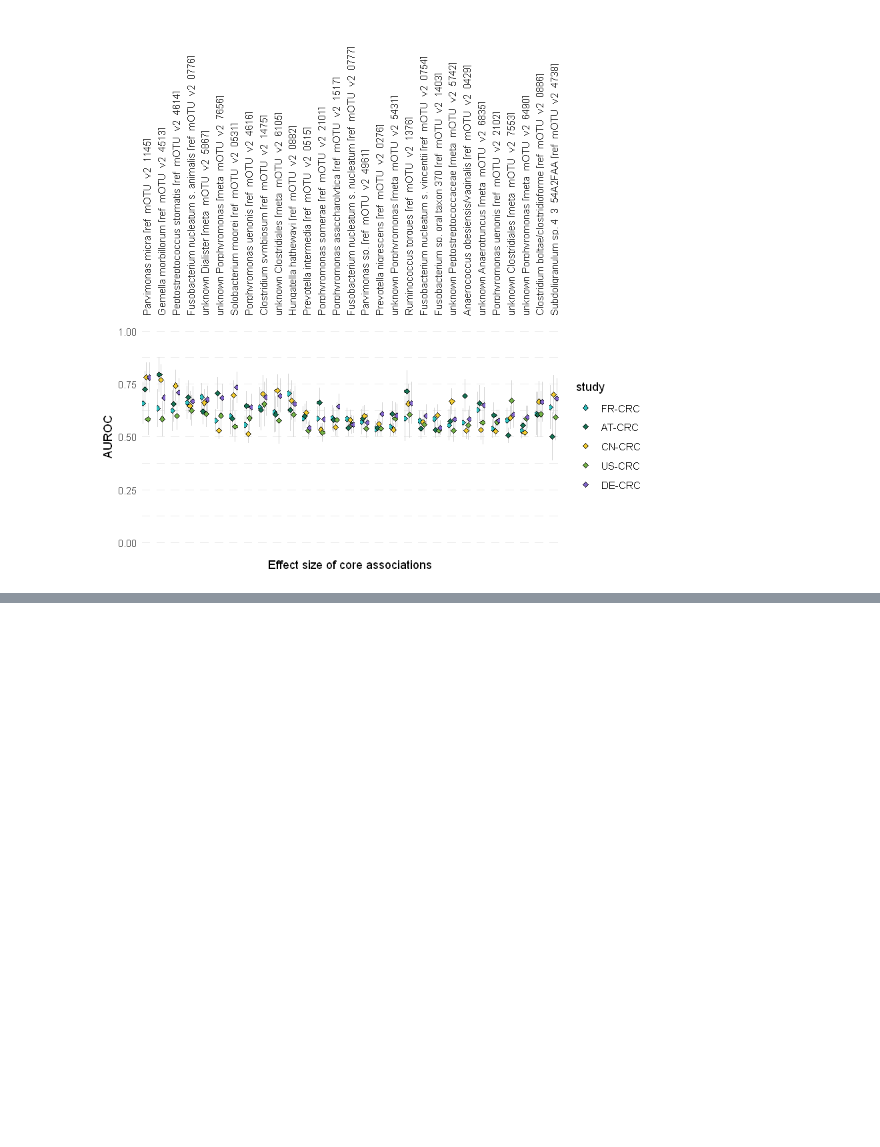
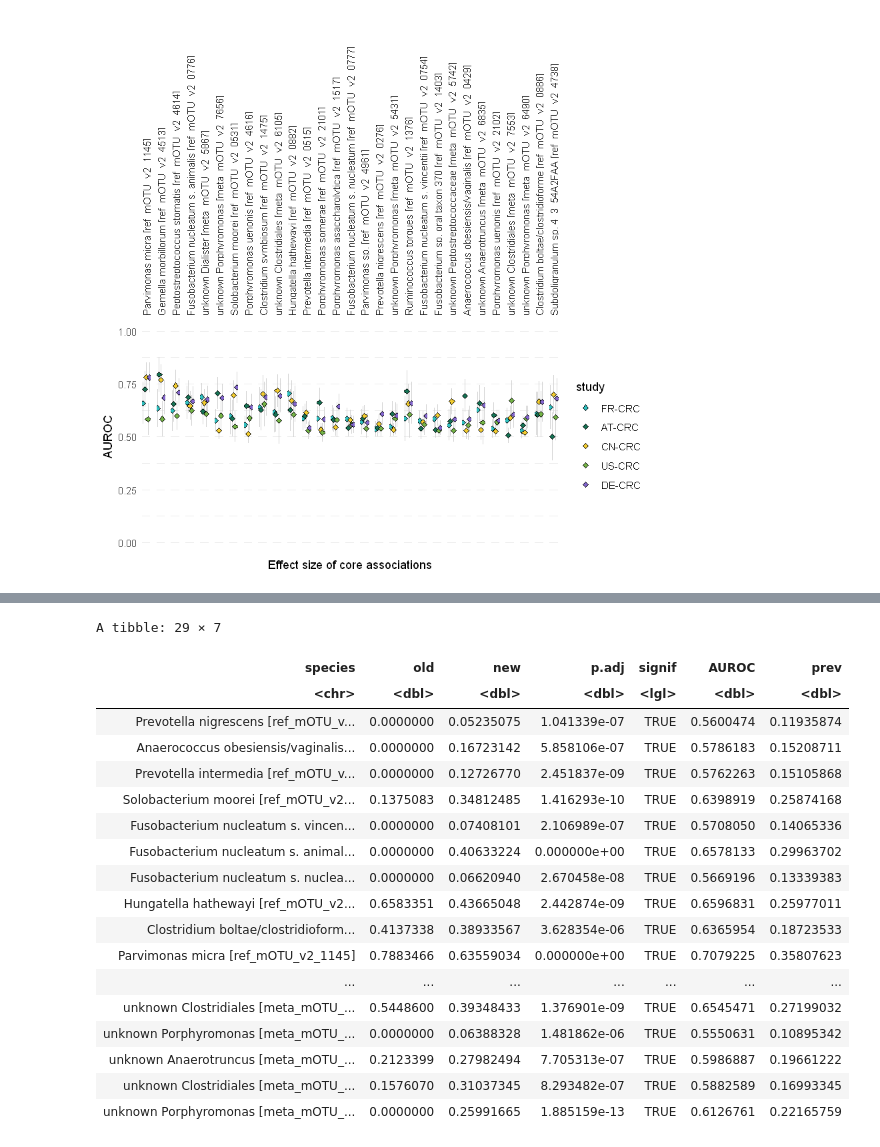
Before and after one commit to tungtokyo1108/Black-Box-Variational-Inference-for-Biological-computation, a Jupyter notebook: Data_Science_for_Medicine/Human_diseases/Cancer_disease/Marker_Analysis.ipynb, the cells around one changed output, grey strips where cells are left out. Cells and saved outputs as stored; diff of their text form; code cells hidden in the pictures; blank space fills up the shorter version.

```diff
--- a/Data_Science_for_Medicine/Human_diseases/Cancer_disease/Marker_Analysis.ipynb
+++ b/Data_Science_for_Medicine/Human_diseases/Cancer_disease/Marker_Analysis.ipynb
@@ -333,0 +369,29 @@ g
+# %%
+# Calculate traditional fold change
+fc.trad <- c()
+for (i in rownames(feat.log)) {
+    temp.fc <- c()
+    for (s in parameters$ref.studies) {
+        temp.ctr <- median(feat.log[i, meta %>%
+                                    filter(Group == 'CTR', Study == s) %>%
+                                    pull(Sample_ID)])
+        temp.crc <- median(feat.log[i, meta %>%
+                                    filter(Group == 'CRC', Study == s) %>%
+                                    pull(Sample_ID)])
+        temp.fc <- c(temp.fc, temp.crc - temp.ctr)
+    }
+    fc.trad <- c(fc.trad, mean(temp.fc))
+}
+
+prev.shift <- c()
+for (f in rownames(feat)) {
+    prev.crc <- sum(feat[f, meta %>%
+                         filter(Group == 'CRC') %>%
+                         pull(Sample_ID)] == 0)/
+        meta %>% filter(Group == 'CRC') %>% nrow
+    prev.ctr <- sum(feat[f, meta %>%
+                         filter(Group == 'CTR') %>%
+                         pull(Sample_ID)] == 0)/
+        meta %>% filter(Group == 'CTR') %>% nrow
+    prev.shift <- c(prev.shift, prev.ctr - prev.crc)
+}
@@ -333,0 +478,22 @@ g
+# %%
+df.plot %>% filter(signif)
+# %% [output]
+A tibble: 29 × 7
+| species | old | new | p.adj | signif | AUROC | prev |
+| <chr> | <dbl> | <dbl> | <dbl> | <lgl> | <dbl> | <dbl> |
+| Prevotella nigrescens [ref_mOTU_v... | 0.0000000 | 0.05235075 | 1.041339e-07 | TRUE | 0.5600474 | 0.11935874 |
+| Anaerococcus obesiensis/vaginalis... | 0.0000000 | 0.16723142 | 5.858106e-07 | TRUE | 0.5786183 | 0.15208711 |
+| Prevotella intermedia [ref_mOTU_v... | 0.0000000 | 0.12726770 | 2.451837e-09 | TRUE | 0.5762263 | 0.15105868 |
+| Solobacterium moorei [ref_mOTU_v2... | 0.1375083 | 0.34812485 | 1.416293e-10 | TRUE | 0.6398919 | 0.25874168 |
+| Fusobacterium nucleatum s. vincen... | 0.0000000 | 0.07408101 | 2.106989e-07 | TRUE | 0.5708050 | 0.14065336 |
+| Fusobacterium nucleatum s. animal... | 0.0000000 | 0.40633224 | 0.000000e+00 | TRUE | 0.6578133 | 0.29963702 |
+| Fusobacterium nucleatum s. nuclea... | 0.0000000 | 0.06620940 | 2.670458e-08 | TRUE | 0.5669196 | 0.13339383 |
+| Hungatella hathewayi [ref_mOTU_v2... | 0.6583351 | 0.43665048 | 2.442874e-09 | TRUE | 0.6596831 | 0.25977011 |
+| Clostridium boltae/clostridioform... | 0.4137338 | 0.38933567 | 3.628354e-06 | TRUE | 0.6365954 | 0.18723533 |
+| Parvimonas micra [ref_mOTU_v2_1145] | 0.7883466 | 0.63559034 | 0.000000e+00 | TRUE | 0.7079225 | 0.35807623 |
+| ... | ... | ... | ... | ... | ... | ... |
+| unknown Clostridiales [meta_mOTU_... | 0.5448600 | 0.39348433 | 1.376901e-09 | TRUE | 0.6545471 | 0.27199032 |
+| unknown Porphyromonas [meta_mOTU_... | 0.0000000 | 0.06388328 | 1.481862e-06 | TRUE | 0.5550631 | 0.10895342 |
+| unknown Anaerotruncus [meta_mOTU_... | 0.2123399 | 0.27982494 | 7.705313e-07 | TRUE | 0.5986887 | 0.19661222 |
+| unknown Clostridiales [meta_mOTU_... | 0.1576070 | 0.31037345 | 8.293482e-07 | TRUE | 0.5882589 | 0.16993345 |
+| unknown Porphyromonas [meta_mOTU_... | 0.0000000 | 0.25991665 | 1.885159e-13 | TRUE | 0.6126761 | 0.22165759 |
```
Also changed, not shown: parts of 6 cells of this notebook.
